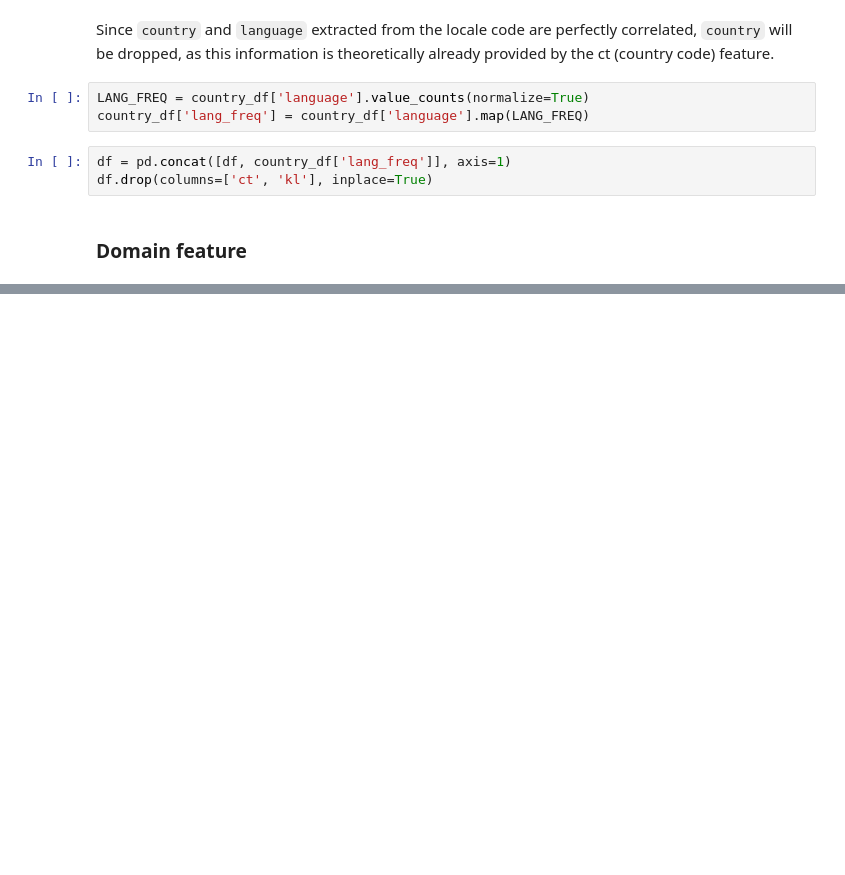
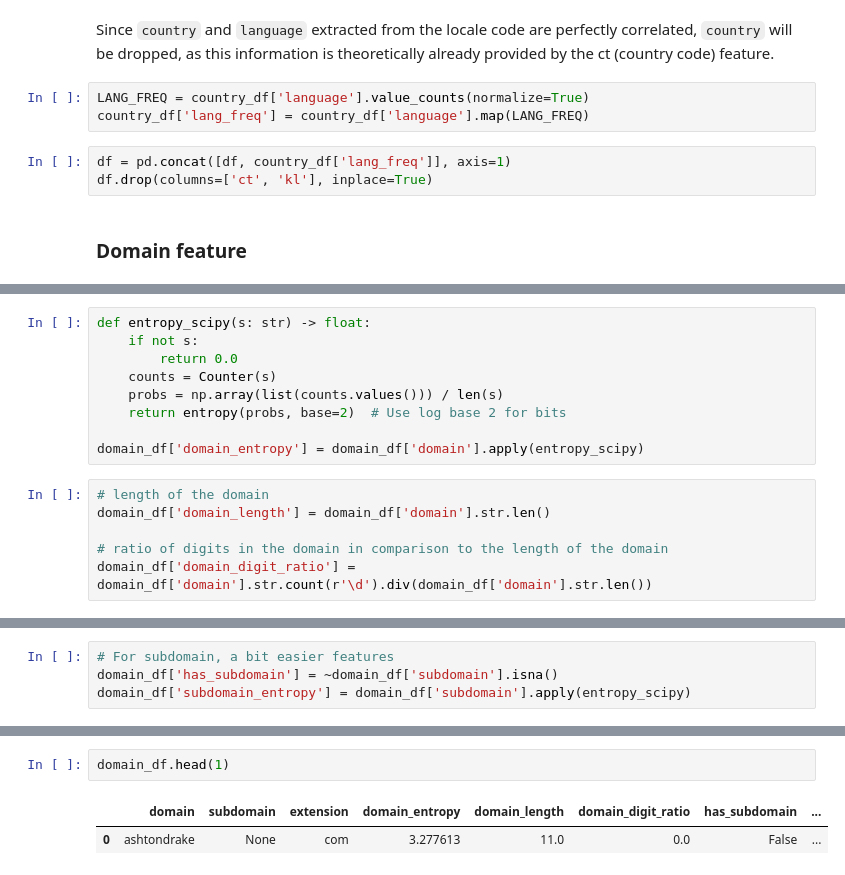
Before and after one commit to neagrita/assign, a Jupyter notebook: notebooks/02_feature_engineering.ipynb, the cells around one changed output, grey strips where cells are left out. Saved outputs shown, nothing was run; the diff lists cells and outputs as text; blank space fills up the shorter version.

```diff
--- a/notebooks/02_feature_engineering.ipynb
+++ b/notebooks/02_feature_engineering.ipynb
@@ -412,0 +398,15 @@ res.suffix
+# %%
+def entropy_scipy(s: str) -> float:
+    if not s:
+        return 0.0
+    counts = Counter(s)
+    probs = np.array(list(counts.values())) / len(s)
+    return entropy(probs, base=2)  # Use log base 2 for bits
+
+domain_df['domain_entropy'] = domain_df['domain'].apply(entropy_scipy)
+# %%
+# length of the domain
+domain_df['domain_length'] = domain_df['domain'].str.len()
+
+# ratio of digits in the domain in comparison to the length of the domain
+domain_df['domain_digit_ratio'] = domain_df['domain'].str.count(r'\d').div(domain_df['domain'].str.len())
@@ -412,0 +423,4 @@ res.suffix
+# %%
+# For subdomain, a bit easier features
+domain_df['has_subdomain'] = ~domain_df['subdomain'].isna()
+domain_df['subdomain_entropy'] = domain_df['subdomain'].apply(entropy_scipy)
@@ -412,0 +442,5 @@ res.suffix
+# %%
+domain_df.head(1)
+# %% [output]
+|  | domain | subdomain | extension | domain_entropy | domain_length | domain_digit_ratio | has_subdomain | ... |
+| 0 | ashtondrake | None | com | 3.277613 | 11.0 | 0.0 | False | ... |
```
Also changed, not shown: parts of 26 cells of this notebook, 2 other files.
